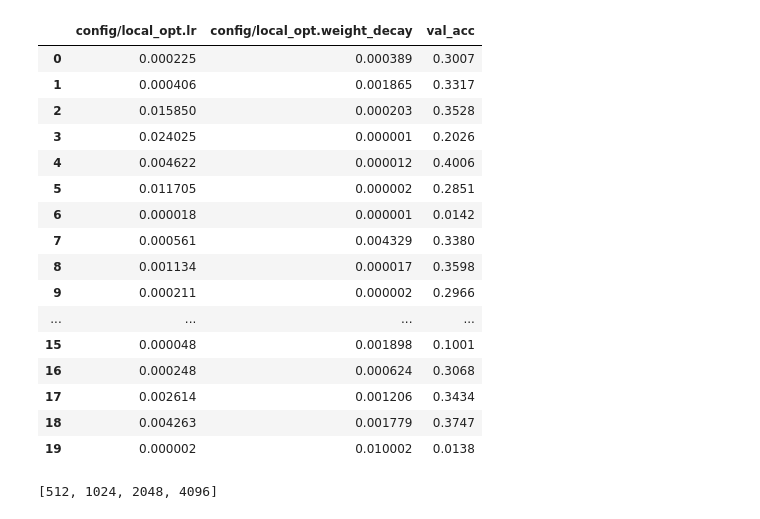
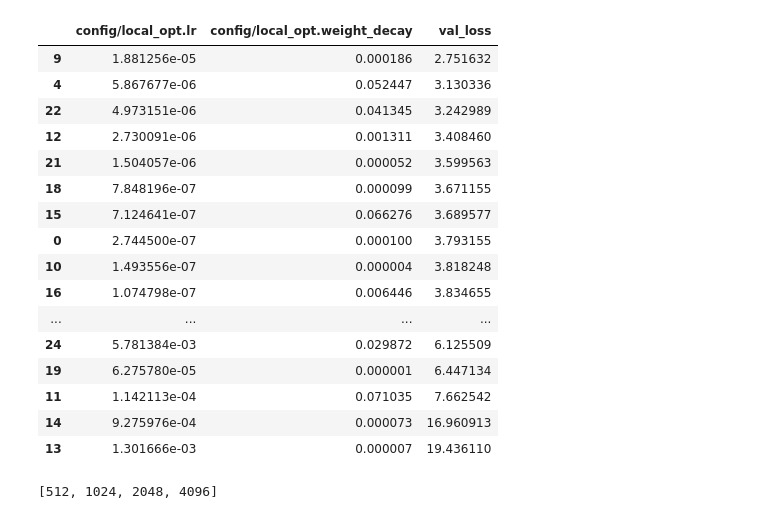
Before and after one commit to maxi-fr/distributed-learning, a Jupyter notebook: test_notebook.ipynb, the cells around one changed output. Drawn from its saved outputs; the diff is of its cells as text; code cells hidden in the pictures.

```diff
--- a/test_notebook.ipynb
+++ b/test_notebook.ipynb
@@ -95,7 +95,7 @@ def gen_dataframe(s):
     return df
 
 
-df = gen_dataframe("ray_results\\mini_batch_adamw_2025-01-03_22-12-50")
+df = gen_dataframe("ray_results\\mini_batch_adamw_correct_scheduler_2025-01-04_22-26-31")
 # %%
 import numpy as np
 import matplotlib.pyplot as plt
@@ -137,20 +144,20 @@ hyper_params_heatmap(df, "local_opt.lr", "local_opt.weight_decay", "val_acc", Tr
 # %%
-df.filter(["config/local_opt.lr", "config/local_opt.weight_decay", "val_acc"])
+df.filter(["config/local_opt.lr", "config/local_opt.weight_decay", "val_loss"]).sort_values("val_loss")#.sort_values("val_acc", ascending=False)
 # %% [output]
-|  | config/local_opt.lr | config/local_opt.weight_decay | val_acc |
-| 0 | 0.000225 | 0.000389 | 0.3007 |
-| 1 | 0.000406 | 0.001865 | 0.3317 |
-| 2 | 0.015850 | 0.000203 | 0.3528 |
-| 3 | 0.024025 | 0.000001 | 0.2026 |
-| 4 | 0.004622 | 0.000012 | 0.4006 |
-| 5 | 0.011705 | 0.000002 | 0.2851 |
-| 6 | 0.000018 | 0.000001 | 0.0142 |
-| 7 | 0.000561 | 0.004329 | 0.3380 |
-| 8 | 0.001134 | 0.000017 | 0.3598 |
-| 9 | 0.000211 | 0.000002 | 0.2966 |
+|  | config/local_opt.lr | config/local_opt.weight_decay | val_loss |
+| 9 | 1.881256e-05 | 0.000186 | 2.751632 |
+| 4 | 5.867677e-06 | 0.052447 | 3.130336 |
+| 22 | 4.973151e-06 | 0.041345 | 3.242989 |
+| 12 | 2.730091e-06 | 0.001311 | 3.408460 |
+| 21 | 1.504057e-06 | 0.000052 | 3.599563 |
+| 18 | 7.848196e-07 | 0.000099 | 3.671155 |
+| 15 | 7.124641e-07 | 0.066276 | 3.689577 |
+| 0 | 2.744500e-07 | 0.000100 | 3.793155 |
+| 10 | 1.493556e-07 | 0.000004 | 3.818248 |
+| 16 | 1.074798e-07 | 0.006446 | 3.834655 |
 | ... | ... | ... | ... |
-| 15 | 0.000048 | 0.001898 | 0.1001 |
-| 16 | 0.000248 | 0.000624 | 0.3068 |
-| 17 | 0.002614 | 0.001206 | 0.3434 |
-| 18 | 0.004263 | 0.001779 | 0.3747 |
-| 19 | 0.000002 | 0.010002 | 0.0138 |
+| 24 | 5.781384e-03 | 0.029872 | 6.125509 |
+| 19 | 6.275780e-05 | 0.000001 | 6.447134 |
+| 11 | 1.142113e-04 | 0.071035 | 7.662542 |
+| 14 | 9.275976e-04 | 0.000073 | 16.960913 |
+| 13 | 1.301666e-03 | 0.000007 | 19.436110 |
```
Also changed, not shown: parts of 2 cells of this notebook, 1 other file.
